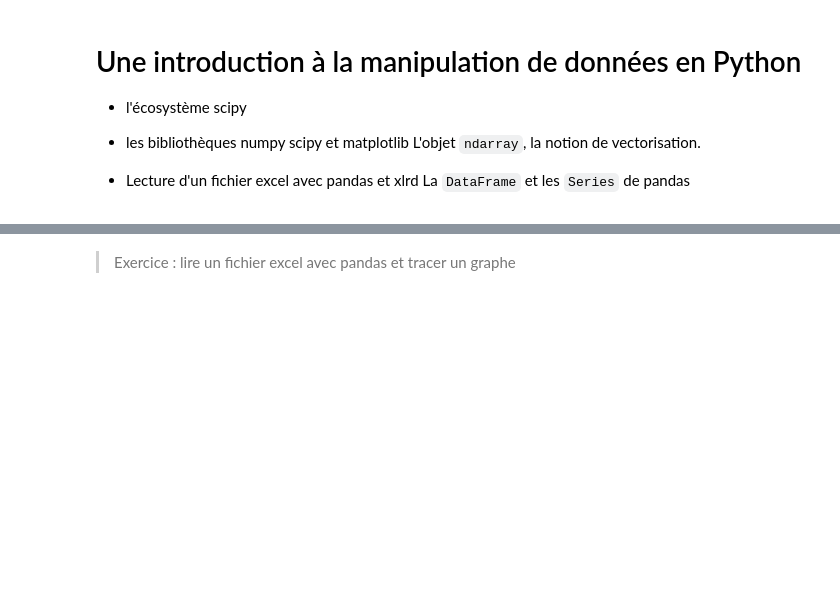
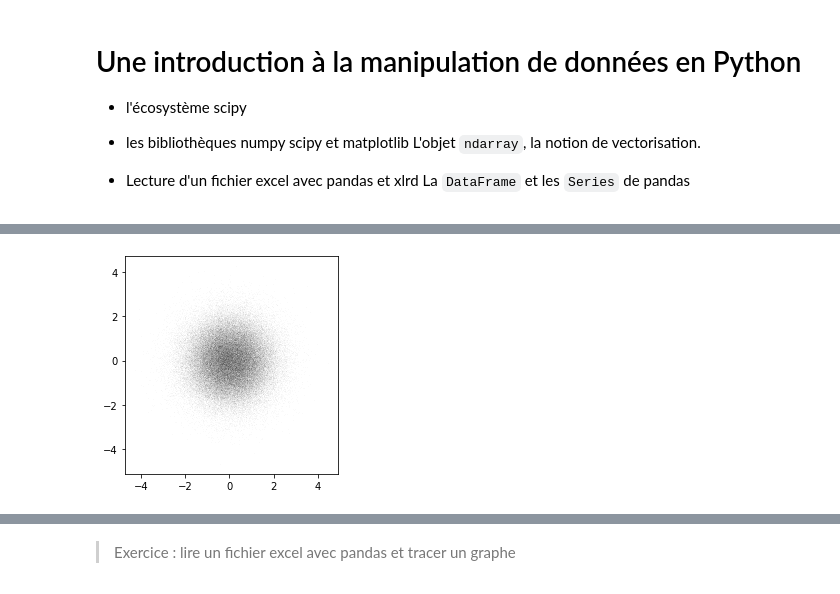
Before and after one commit to glyg/learn_python, a Jupyter notebook: 04-Analyse-de-données.ipynb, the cells around one changed output, grey strips where cells are left out. Drawn from its saved outputs; the diff is of its cells as text; code cells hidden in the pictures; blank space fills up the shorter version.

```diff
--- a/04-Analyse-de-données.ipynb
+++ b/04-Analyse-de-données.ipynb
@@ -72,0 +198,11 @@ import matplotlib.pyplot as plt
+# %%
+data2 = np.random.normal(size=(512, 512))
+fig, ax = plt.subplots()
+#ax.imshow(data2, origin='lower')
+
+
+data = np.random.normal(size=(100000, 2))
+ax.plot(data[:, 0], data[:, 1], 'k.', alpha=0.3, ms=0.05)
+ax.set_aspect('equal')
+# %% [output]
+[figure, added]
```
Also changed, not shown: parts of 71 cells of this notebook, 9 other files.
